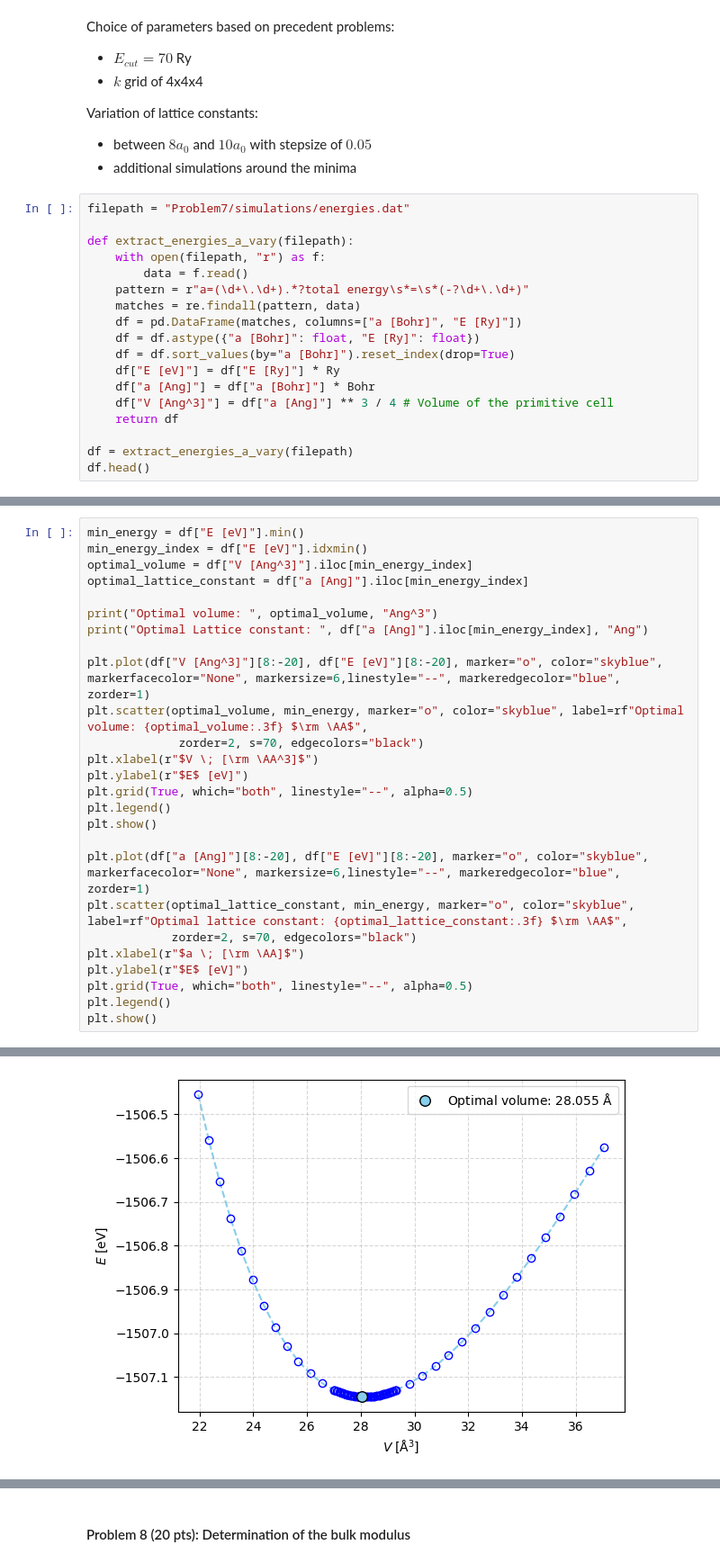
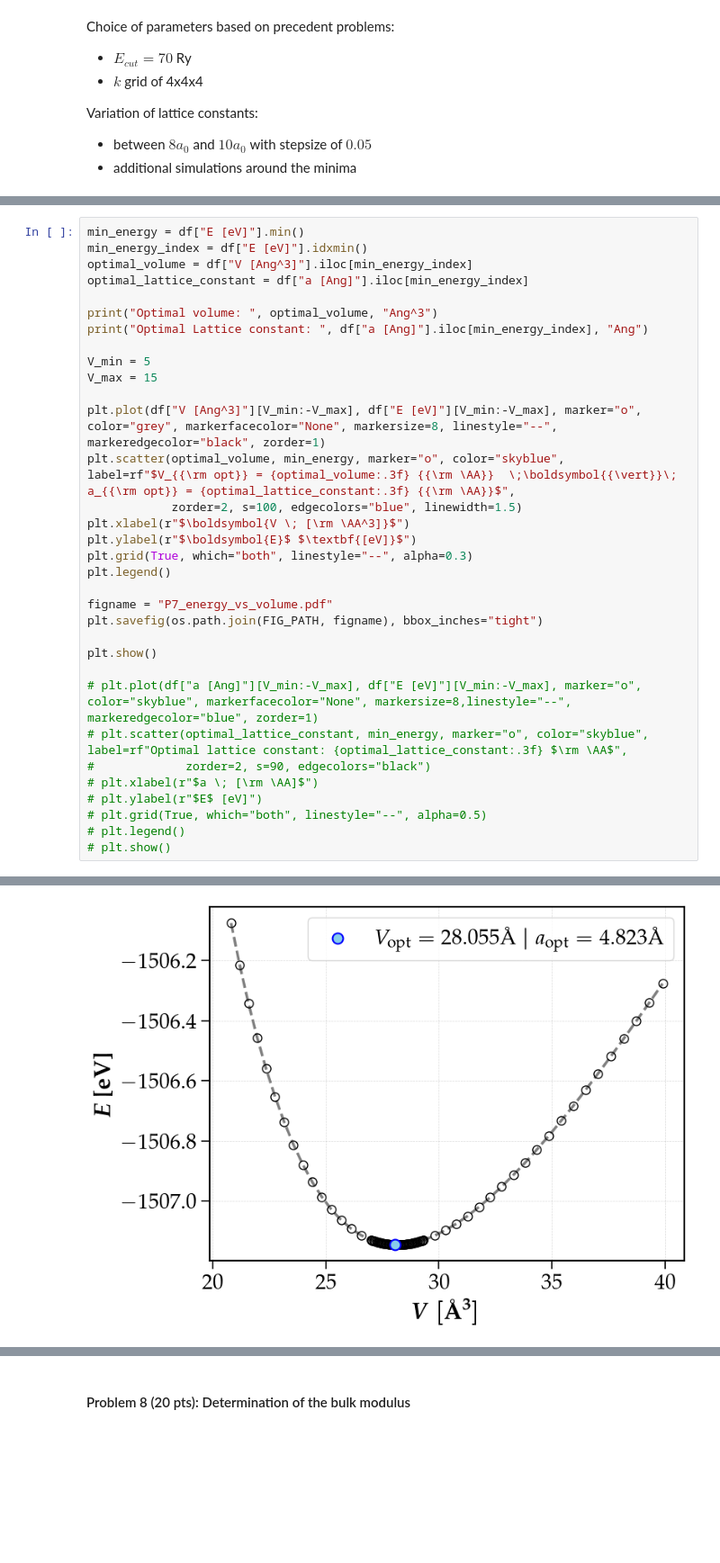
Before and after one commit to sylvainshan/MSE-468-Atomisitc-and-Quantum-Simulations-of-Materials, a Jupyter notebook: lab2/analysis.ipynb, the cells around one changed output, grey strips where cells are left out. Shown at 90% size. Saved outputs shown, nothing was run; the diff lists cells and outputs as text; blank space fills up the shorter version.

```diff
--- a/lab2/analysis.ipynb
+++ b/lab2/analysis.ipynb
@@ -393,21 +361,3 @@ Choice of parameters based on precedent problems:
 Variation of lattice constants:
 - between $8a_0$ and $10a_0$ with stepsize of $0.05$
 - additional simulations around the minima
-# %%
-filepath = "Problem7/simulations/energies.dat"
-
-def extract_energies_a_vary(filepath):
-    with open(filepath, "r") as f:
-        data = f.read()
-    pattern = r"a=(\d+\.\d+).*?total energy\s*=\s*(-?\d+\.\d+)"
-    matches = re.findall(pattern, data)
-    df = pd.DataFrame(matches, columns=["a [Bohr]", "E [Ry]"])
-    df = df.astype({"a [Bohr]": float, "E [Ry]": float})
-    df = df.sort_values(by="a [Bohr]").reset_index(drop=True)
-    df["E [eV]"] = df["E [Ry]"] * Ry
-    df["a [Ang]"] = df["a [Bohr]"] * Bohr
-    df["V [Ang^3]"] = df["a [Ang]"] ** 3 / 4 # Volume of the primitive cell
-    return df
-
-df = extract_energies_a_vary(filepath)
-df.head()
@@ -421,30 +375,37 @@ df.head()
 # %%
 min_energy = df["E [eV]"].min()
 min_energy_index = df["E [eV]"].idxmin()
 optimal_volume = df["V [Ang^3]"].iloc[min_energy_index]
 optimal_lattice_constant = df["a [Ang]"].iloc[min_energy_index]
 
 print("Optimal volume: ", optimal_volume, "Ang^3")
 print("Optimal Lattice constant: ", df["a [Ang]"].iloc[min_energy_index], "Ang")
 
-plt.plot(df["V [Ang^3]"][8:-20], df["E [eV]"][8:-20], marker="o", color="skyblue", markerfacecolor="None", markersize=6,linestyle="--", markeredgecolor="blue", zorder=1)
-plt.scatter(optimal_volume, min_energy, marker="o", color="skyblue", label=rf"Optimal volume: {optimal_volume:.3f} $\rm \AA$",
-             zorder=2, s=70, edgecolors="black")
-plt.xlabel(r"$V \; [\rm \AA^3]$")
-plt.ylabel(r"$E$ [eV]")
-plt.grid(True, which="both", linestyle="--", alpha=0.5)
+V_min = 5
+V_max = 15
+
+plt.plot(df["V [Ang^3]"][V_min:-V_max], df["E [eV]"][V_min:-V_max], marker="o", color="grey", markerfacecolor="None", markersize=8, linestyle="--", markeredgecolor="black", zorder=1)
+plt.scatter(optimal_volume, min_energy, marker="o", color="skyblue", label=rf"$V_{{\rm opt}} = {optimal_volume:.3f} {{\rm \AA}}  \;\boldsymbol{{\vert}}\; a_{{\rm opt}} = {optimal_lattice_constant:.3f} {{\rm \AA}}$",
+            zorder=2, s=100, edgecolors="blue", linewidth=1.5)
+plt.xlabel(r"$\boldsymbol{V \; [\rm \AA^3]}$")
+plt.ylabel(r"$\boldsymbol{E}$ $\textbf{[eV]}$")
+plt.grid(True, which="both", linestyle="--", alpha=0.3)
 plt.legend()
+
+figname = "P7_energy_vs_volume.pdf"
+plt.savefig(os.path.join(FIG_PATH, figname), bbox_inches="tight")
+
 plt.show()
 
-plt.plot(df["a [Ang]"][8:-20], df["E [eV]"][8:-20], marker="o", color="skyblue", markerfacecolor="None", markersize=6,linestyle="--", markeredgecolor="blue", zorder=1)
-plt.scatter(optimal_lattice_constant, min_energy, marker="o", color="skyblue", label=rf"Optimal lattice constant: {optimal_lattice_constant:.3f} $\rm \AA$",
-            zorder=2, s=70, edgecolors="black")
-plt.xlabel(r"$a \; [\rm \AA]$")
-plt.ylabel(r"$E$ [eV]")
-plt.grid(True, which="both", linestyle="--", alpha=0.5)
-plt.legend()
-plt.show()
+# plt.plot(df["a [Ang]"][V_min:-V_max], df["E [eV]"][V_min:-V_max], marker="o", color="skyblue", markerfacecolor="None", markersize=8,linestyle="--", markeredgecolor="blue", zorder=1)
+# plt.scatter(optimal_lattice_constant, min_energy, marker="o", color="skyblue", label=rf"Optimal lattice constant: {optimal_lattice_constant:.3f} $\rm \AA$",
+#             zorder=2, s=90, edgecolors="black")
+# plt.xlabel(r"$a \; [\rm \AA]$")
+# plt.ylabel(r"$E$ [eV]")
+# plt.grid(True, which="both", linestyle="--", alpha=0.5)
+# plt.legend()
+# plt.show()
 # %% [output]
 Optimal volume:  28.055203655793136 Ang^3
 Optimal Lattice constant:  4.82345027410856 Ang
-[figure, old version]
+[figure, new version]
```
Also changed, not shown: parts of 31 cells of this notebook, 12 other files.
